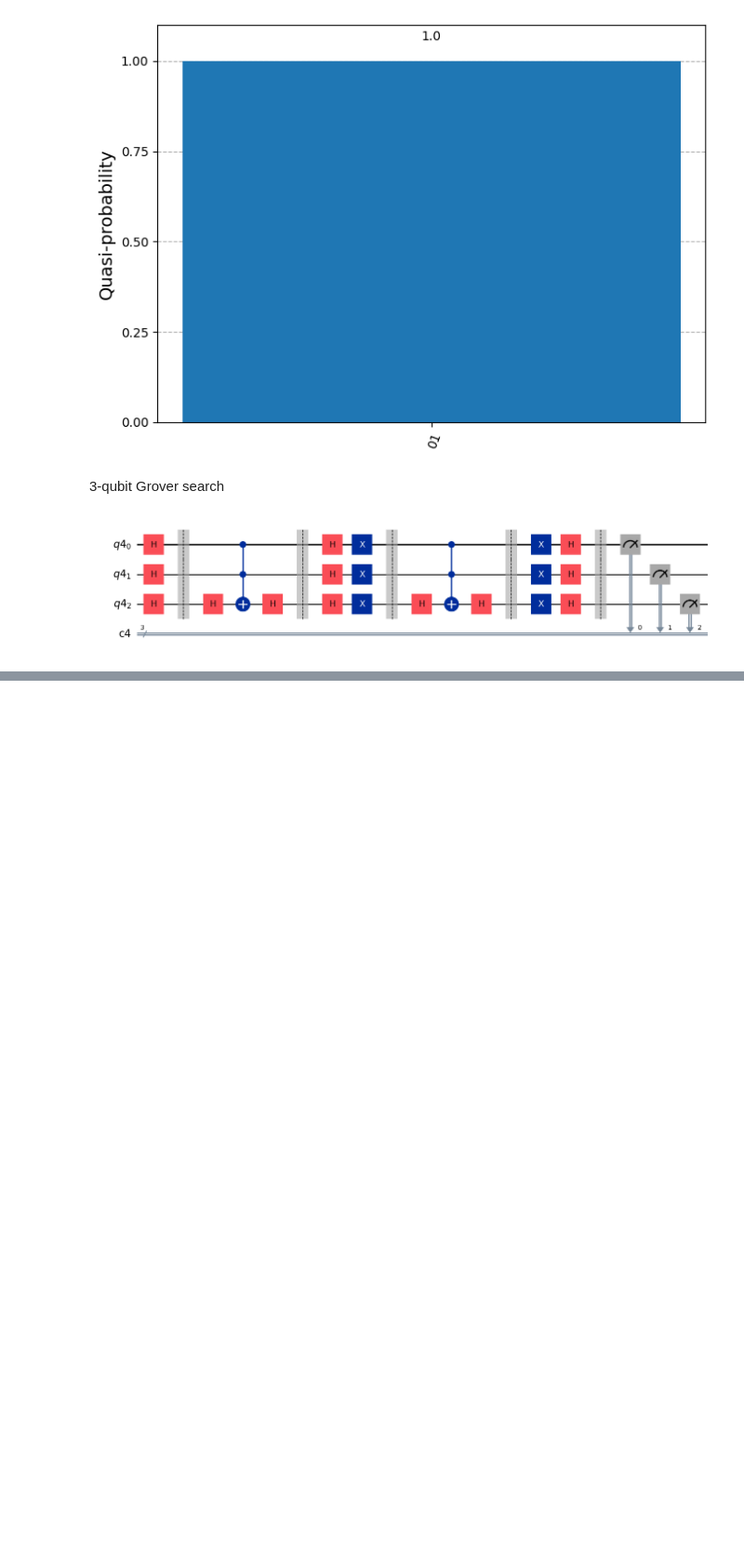
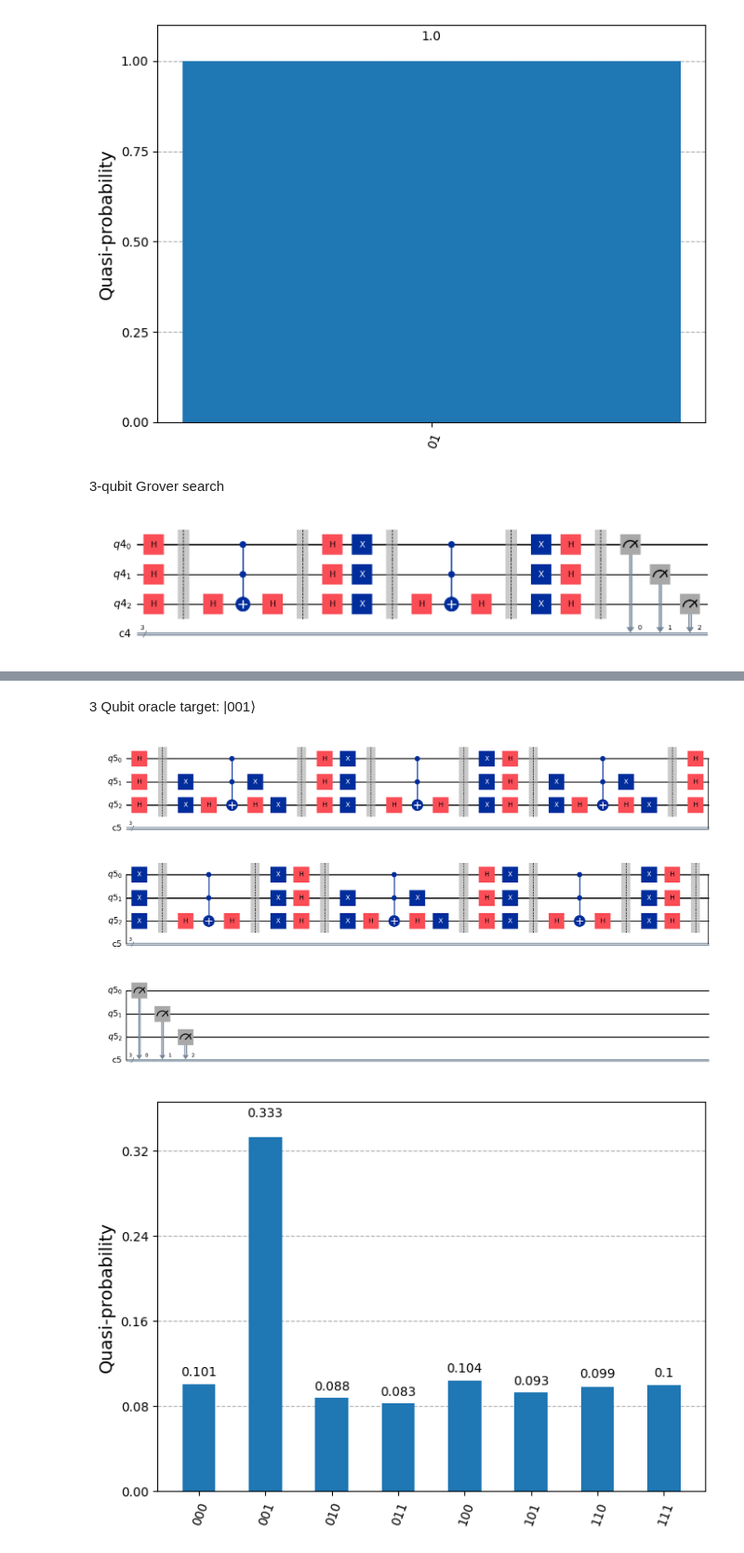
Before and after one commit to 10kshaodow/Quantum-Grover-s-Oracle, a Jupyter notebook: Grover.ipynb, the cells around one changed output, grey strips where cells are left out. Shown at 93% size. Drawn from its saved outputs; the diff is of its cells as text; code cells hidden in the pictures; blank space fills up the shorter version.

Commit message:
3qubit oracle targets implemented ans iteration testing being conducted

```diff
--- a/Grover.ipynb
+++ b/Grover.ipynb
@@ -210,0 +211,49 @@ plot_distribution(counts)
+# %% [markdown]
+3 Qubit oracle target: |001⟩
+# %%
+Qubits = 3
+tests = 2
+
+# Define register objects
+qr = QuantumRegister(Qubits)
+cr = ClassicalRegister(Qubits)
+groverCircuit_3Qubit_001 = QuantumCircuit(qr,cr)
+
+# Initialize circuit with Hadamard gates
+groverCircuit_3Qubit_001.h(qr)
+for test in range (0 , tests ):
+    groverCircuit_3Qubit_001.barrier()
+    # modifcation to change oracle target
+    groverCircuit_3Qubit_001.x(qr[2])
+    groverCircuit_3Qubit_001.x(qr[1])
+
+    phase_oracle_3_qubit(groverCircuit_3Qubit_001,qr)
+    # modifcation to reflect oracle target back to original state
+    groverCircuit_3Qubit_001.x(qr[2])
+    groverCircuit_3Qubit_001.x(qr[1])
+
+    groverCircuit_3Qubit_001.barrier()
+    grover_diffusion_3_qubit(groverCircuit_3Qubit_001,qr)
+
+groverCircuit_3Qubit_001.barrier()
+groverCircuit_3Qubit_001.measure(qr , cr )
+
+# Draw Circuit
+fig = groverCircuit_3Qubit_001.draw(output="mpl")
+display(fig)
+plt.close(fig)  # p
+
+aer_sim = AerSimulator()
+
+# Transpile the circuit to work on the AerSimulator
+grovers_aer = transpile(groverCircuit_3Qubit_001,backend = aer_sim )
+
+# Run the transpiled circuit on the simulator
+result = aer_sim.run(grovers_aer).result()
+counts = result.get_counts()
+
+# Plot the distribution
+plot_distribution(counts)
+# %% [output]
+[figure, added]
+[figure, added]
```
Also changed, not shown: parts of 6 cells of this notebook.
